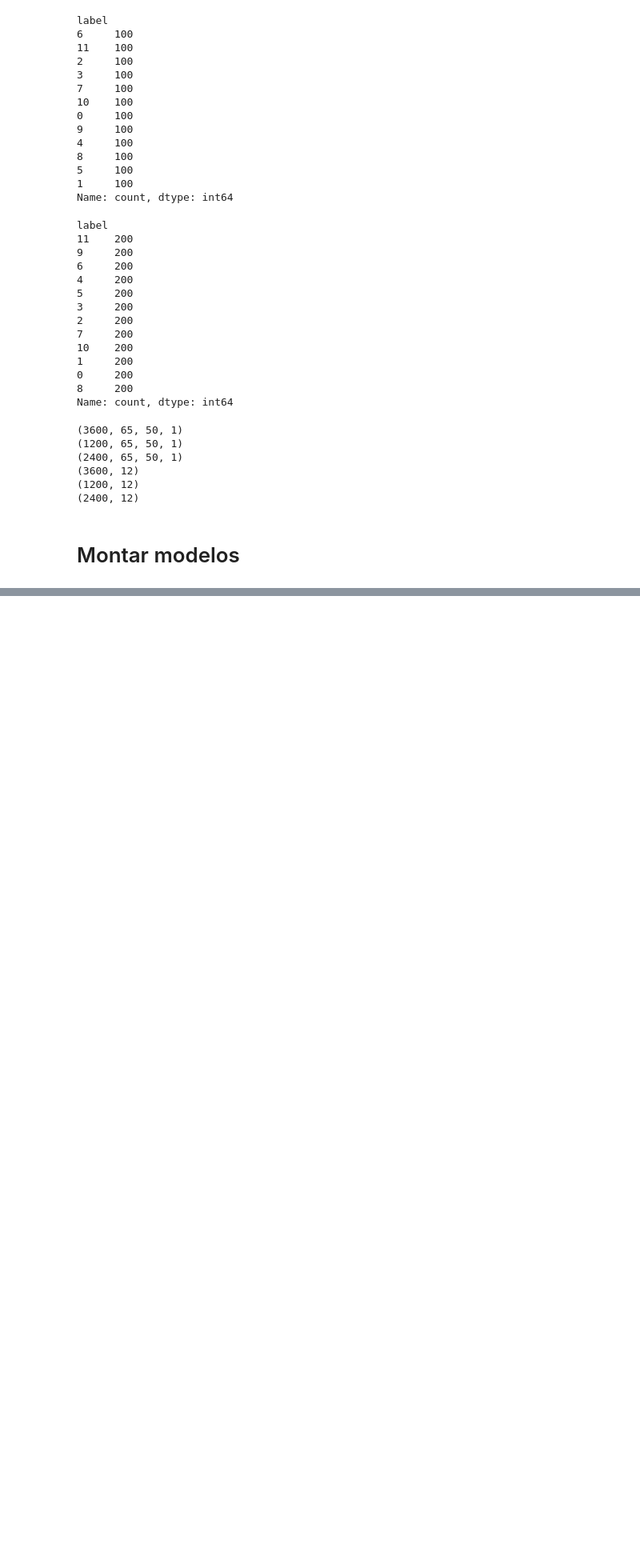
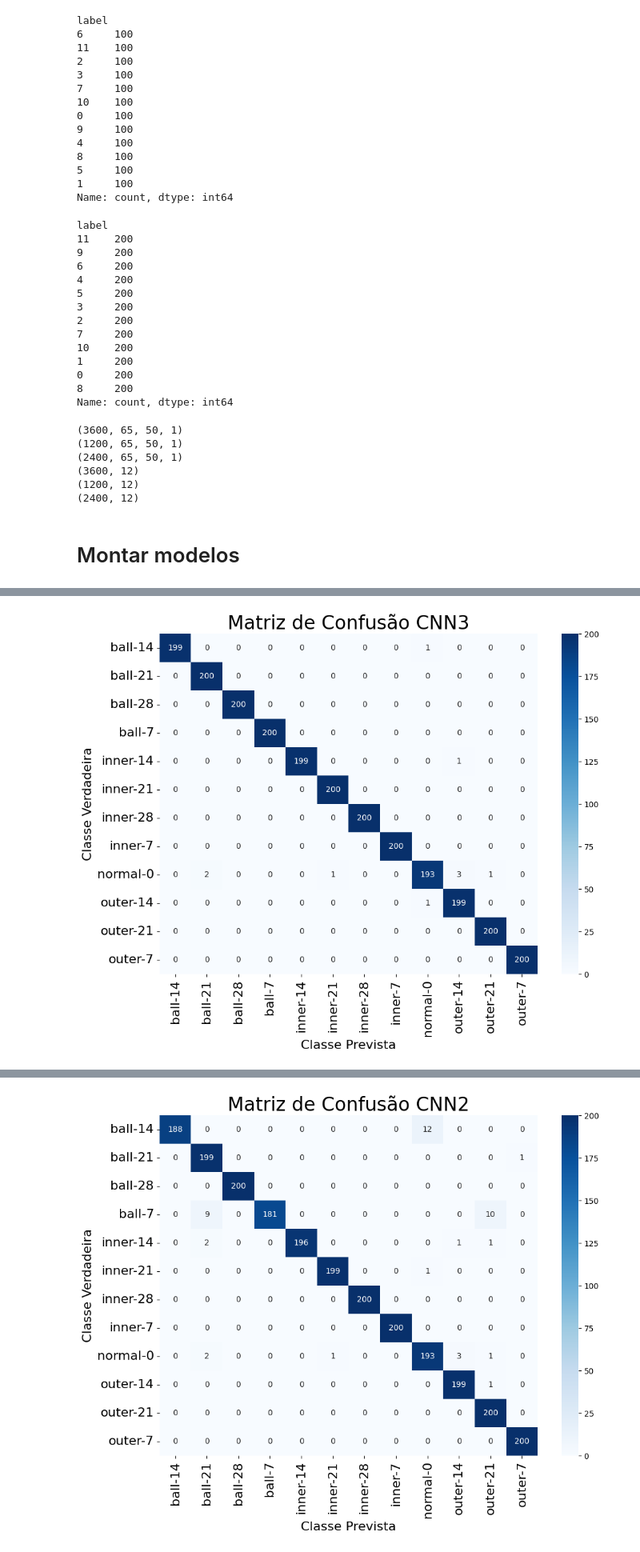
Before and after one commit to LuizFFonseca/Trabalho_final_AM, a Jupyter notebook: Trabalho.ipynb, the cells around one changed output, grey strips where cells are left out. Shown at 80% size. Drawn from its saved outputs; the diff is of its cells as text; code cells hidden in the pictures; blank space fills up the shorter version.

```diff
--- a/Trabalho.ipynb
+++ b/Trabalho.ipynb
@@ -1025,20 +987,0 @@ WARNING:tensorflow:Callback method `on_train_batch_end` is slow compared to the
-# %%
-models = [
-    get_CNN3(),
-    get_CNN2(),
-    get_liteCNN(),
-    get_CNN0(),
-    get_ResNet()
-    ]
-
-names = [
-    'CNN3',
-    'CNN2',
-    'liteCNN',
-    'CNN0',
-    'ResNet'
-    ]
-
-for i, model in enumerate(models):
-  history = train(model, epochs=100, batch_size=128, lr=0.1, callbacks=[EarlyStopping(patience=10)])
-  plots(history, name = names[i])
@@ -1083,0 +988,27 @@ KeyboardInterrupt:
+# %%
+for i, name in enumerate(names):
+    model = full_models[name]
+    # Avaliação do modelo no conjunto de teste
+    accuracy = model.evaluate(X_test,y_test, verbose=0)[1]
+    print(f'Acurácia do modelo {name} no conjunto de teste: {accuracy:.4f}')
+
+    #Calculo das classes previsatas
+    y_pred = model.predict(X_test)
+    predicted_classes = y_pred.argmax(axis=1)
+
+    #Transformação one hot -- inteiro
+    true_classes = np.argmax(y_test,axis=1)
+
+    # Calculando a matriz de confusão
+    confusion = confusion_matrix(true_classes , predicted_classes)
+    #Matriz de confusão
+    plt.figure(figsize=(10,8))
+    sns.heatmap(confusion, annot=True, fmt='d', cmap='Blues', xticklabels=classes, yticklabels=classes)
+    plt.xticks(fontsize = 16)
+    plt.yticks(fontsize = 16)
+    plt.xlabel('Classe Prevista',fontsize = 16)
+    plt.ylabel('Classe Verdadeira',fontsize = 16)
+    plt.title(f'Matriz de Confusão {name}', fontsize = 24)
+    plt.tight_layout()
+    plt.show()
+# %% [output]
@@ -1083,0 +1017 @@ KeyboardInterrupt:
+[figure, added]
@@ -1083,0 +1020 @@ KeyboardInterrupt:
+[figure, added]
```
Also changed, not shown: parts of 44 cells of this notebook.
